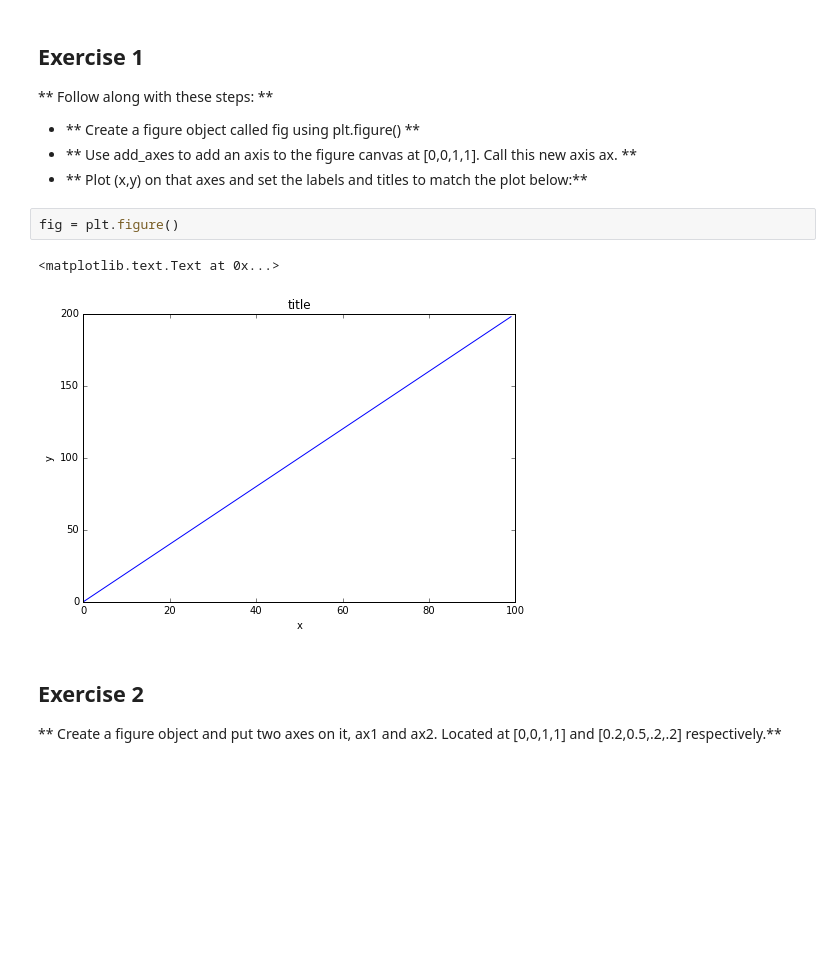
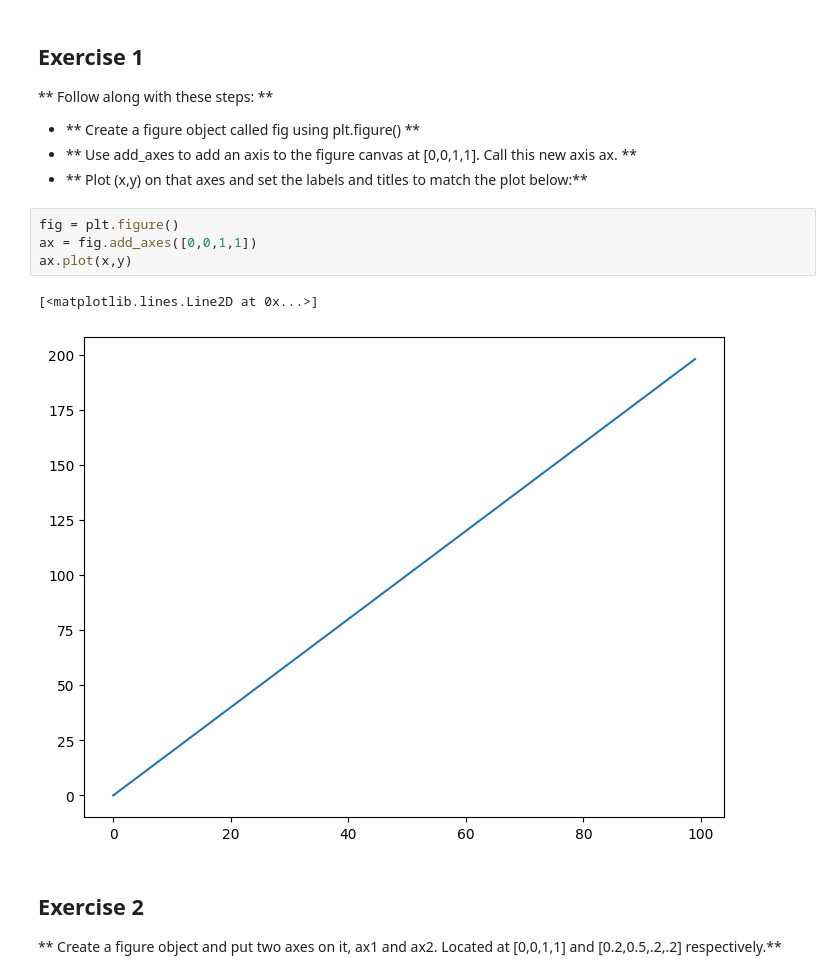
Before and after one commit to Danielcoffee/data_scientist_bootcamp, a Jupyter notebook: 05-Data-Visualization-with-Matplotlib/02-Matplotlib Exercises.ipynb, the cells around one changed output. Drawn from its saved outputs; the diff is of its cells as text; blank space fills up the shorter version.

```diff
--- a/05-Data-Visualization-with-Matplotlib/02-Matplotlib Exercises.ipynb
+++ b/05-Data-Visualization-with-Matplotlib/02-Matplotlib Exercises.ipynb
@@ -34,11 +34,13 @@ plt.show()
 * ** Create a figure object called fig using plt.figure() **
 * ** Use add_axes to add an axis to the figure canvas at [0,0,1,1]. Call this new axis ax. **
 * ** Plot (x,y) on that axes and set the labels and titles to match the plot below:**
-# %%
-fig = plt.figure()
-# %% [output]
-<matplotlib.text.Text at 0x...>
-[figure, removed]
+# %%
+fig = plt.figure()
+ax = fig.add_axes([0,0,1,1])
+ax.plot(x,y)
+# %% [output]
+[<matplotlib.lines.Line2D at 0x...>]
+[figure, added]
 # %% [markdown]
 ## Exercise 2
 ** Create a figure object and put two axes on it, ax1 and ax2. Located at [0,0,1,1] and [0.2,0.5,.2,.2] respectively.**
```
